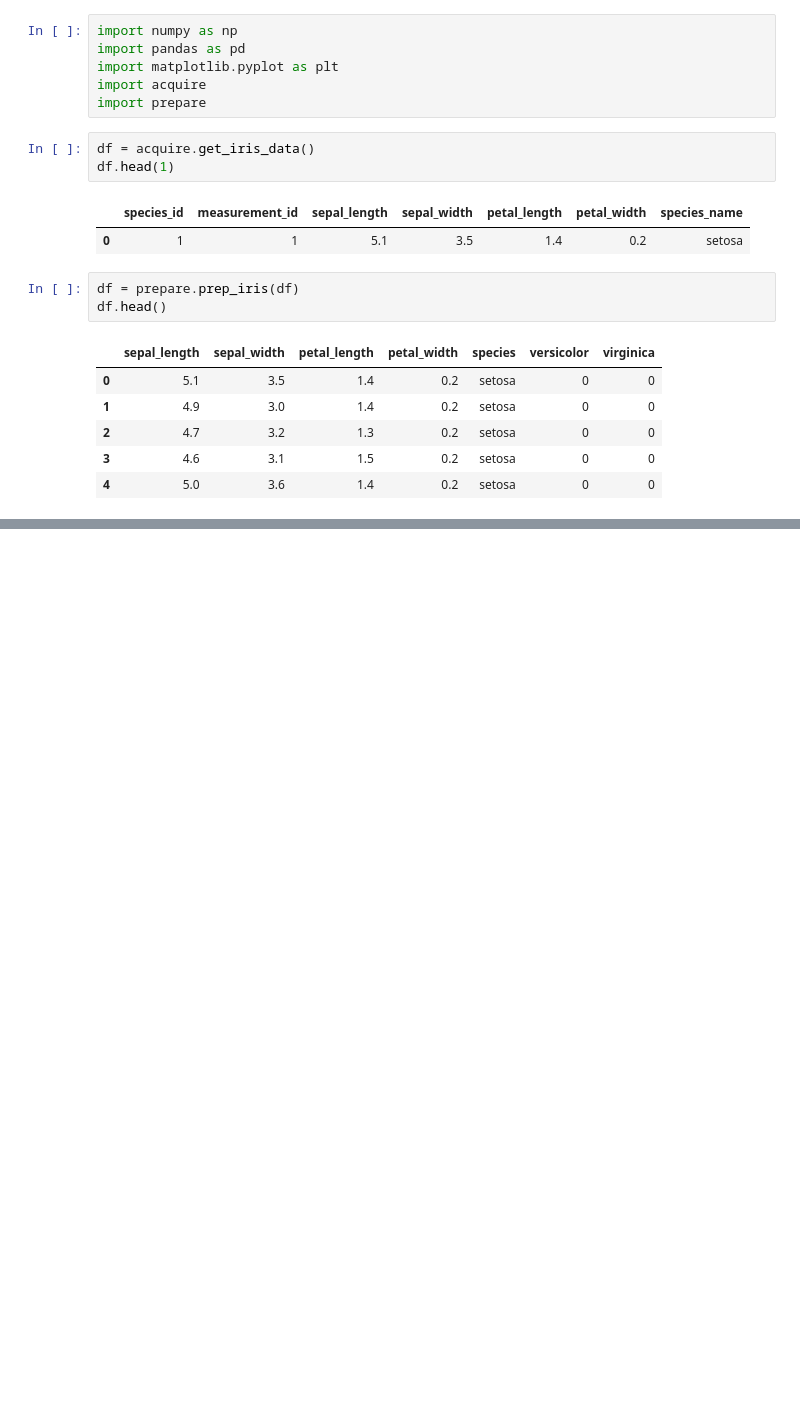
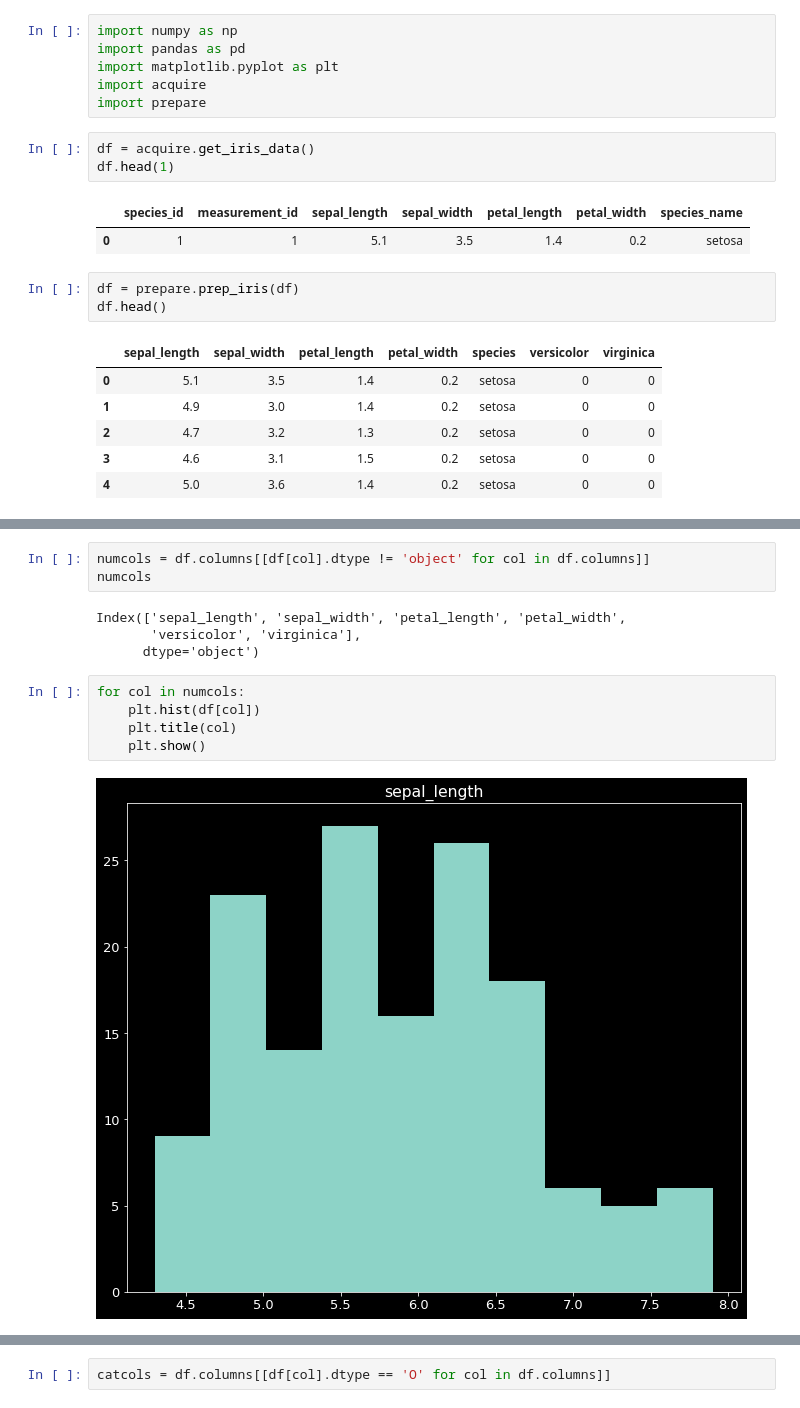
Before and after one commit to Ken-Alviola/classification-exercises, a Jupyter notebook: prep_test.ipynb, the cells around one changed output, grey strips where cells are left out. Saved outputs shown, nothing was run; the diff lists cells and outputs as text; blank space fills up the shorter version.

```diff
--- a/prep_test.ipynb
+++ b/prep_test.ipynb
@@ -22,0 +51,14 @@ df.head()
+# %%
+numcols = df.columns[[df[col].dtype != 'object' for col in df.columns]]
+numcols
+# %% [output]
+Index(['sepal_length', 'sepal_width', 'petal_length', 'petal_width',
+       'versicolor', 'virginica'],
+      dtype='object')
+# %%
+for col in numcols:
+    plt.hist(df[col])
+    plt.title(col)
+    plt.show()
+# %% [output]
+[figure, added]
@@ -22,0 +70,2 @@ df.head()
+# %%
+catcols = df.columns[[df[col].dtype == 'O' for col in df.columns]]
```
Also changed, not shown: parts of 4 cells of this notebook, 1 other file.
